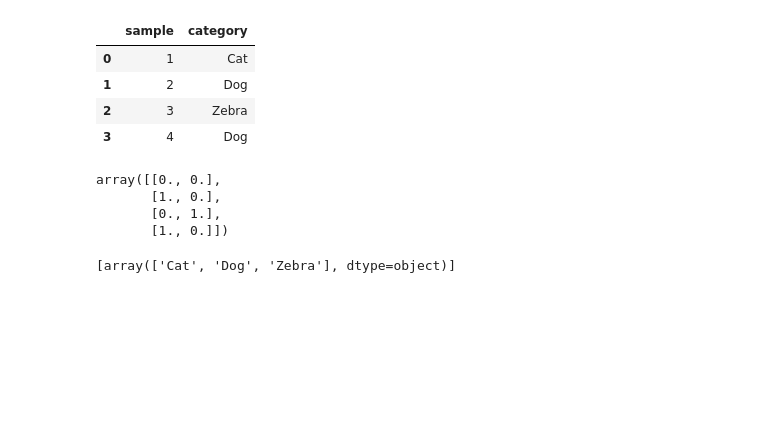
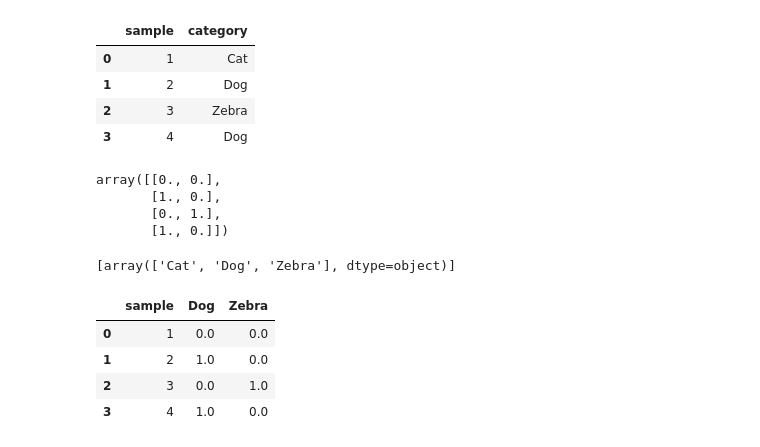
Before and after one commit to natalie2nguyen/MachineLearning, a Jupyter notebook: encoding.ipynb, the cells around one changed output. Saved outputs shown, nothing was run; the diff lists cells and outputs as text; code cells hidden in the pictures; blank space fills up the shorter version.

```diff
--- a/encoding.ipynb
+++ b/encoding.ipynb
@@ -90,8 +90,15 @@ ohe_dataset = pd.concat(ohe_df_features,axis=1)
 # %%
 #match index with given data
 ohe_dataset.index = df.index
 #drop the categorical feature columns
 df = df.drop(columns=['category'] )
 
 #merge rest of the dataset with these new onehot features
 df = df.join(ohe_dataset)
+df
+# %% [output]
+|  | sample | Dog | Zebra |
+| 0 | 1 | 0.0 | 0.0 |
+| 1 | 2 | 1.0 | 0.0 |
+| 2 | 3 | 0.0 | 1.0 |
+| 3 | 4 | 1.0 | 0.0 |
```
Also changed, not shown: 1 other file.
